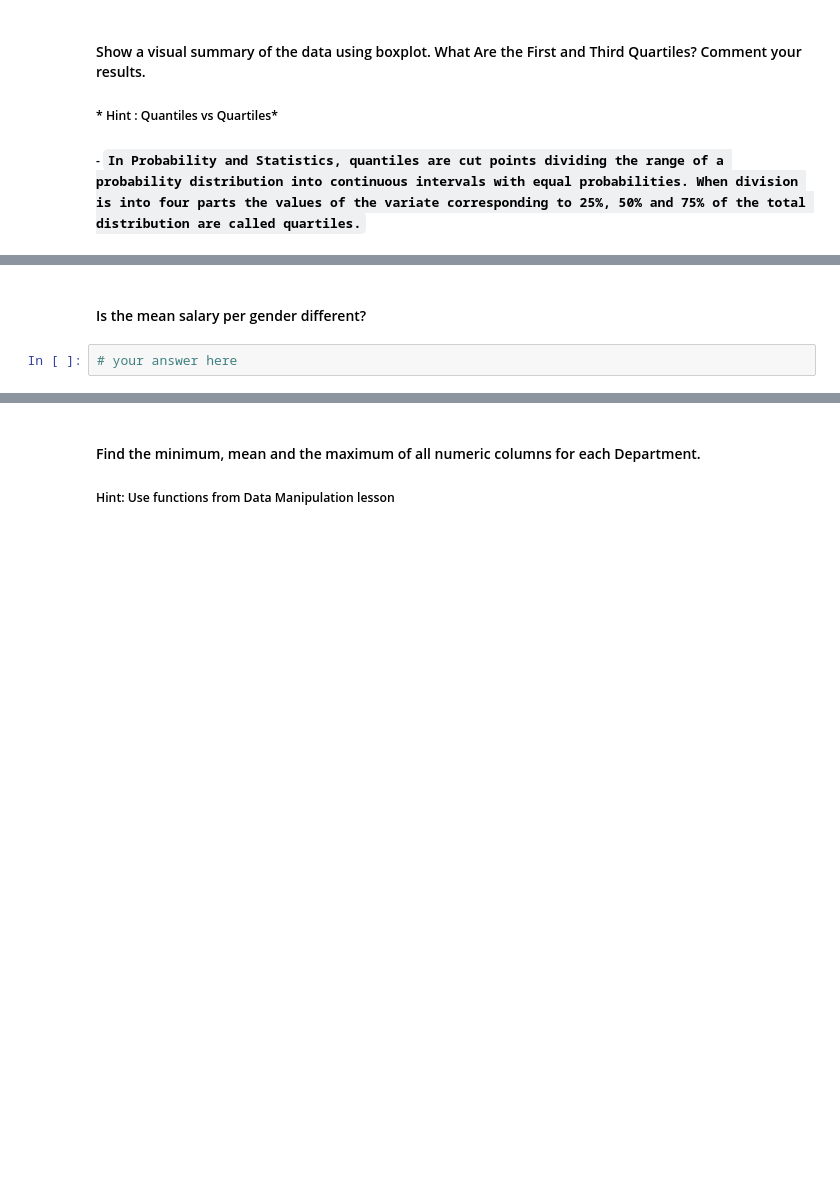
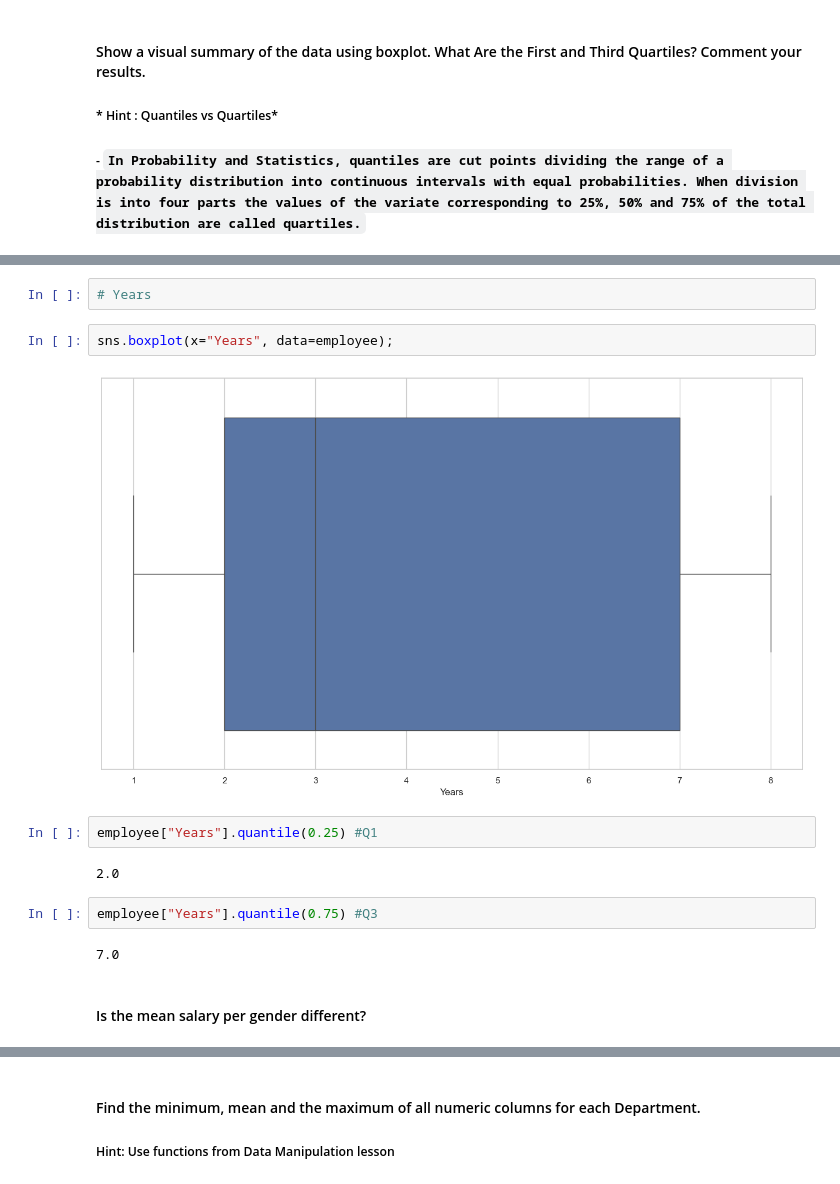
Before and after one commit to Ironhack-data-bcn-oct-2023/lab-descriptive-stats, a Jupyter notebook: your-code/main.ipynb, the cells around one changed output, grey strips where cells are left out. Cells and saved outputs as stored; diff of their text form; blank space fills up the shorter version.

```diff
--- a/your-code/main.ipynb
+++ b/your-code/main.ipynb
@@ -254,4 +273,16 @@ employee.groupby("Title")["Salary"].mean().plot(kind="bar", color="red");
+# %%
+# Years
+# %%
+sns.boxplot(x="Years", data=employee);
+# %% [output]
+[figure, added]
+# %%
+employee["Years"].quantile(0.25) #Q1
+# %% [output]
+2.0
+# %%
+employee["Years"].quantile(0.75) #Q3
+# %% [output]
+7.0
 # %% [markdown]
 #### Is the mean salary per gender different?
-# %%
-# your answer here
```
Also changed, not shown: parts of 40 cells of this notebook.
